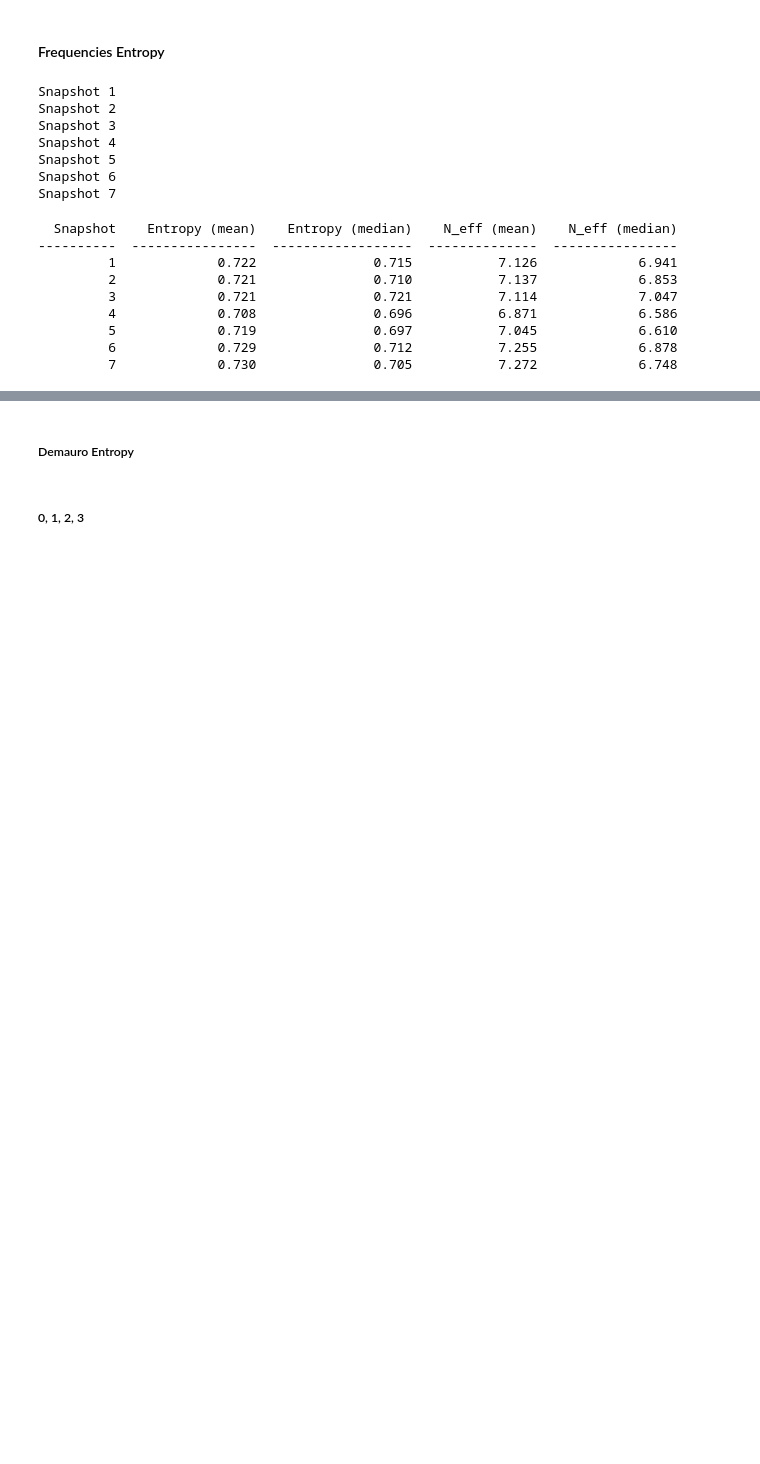
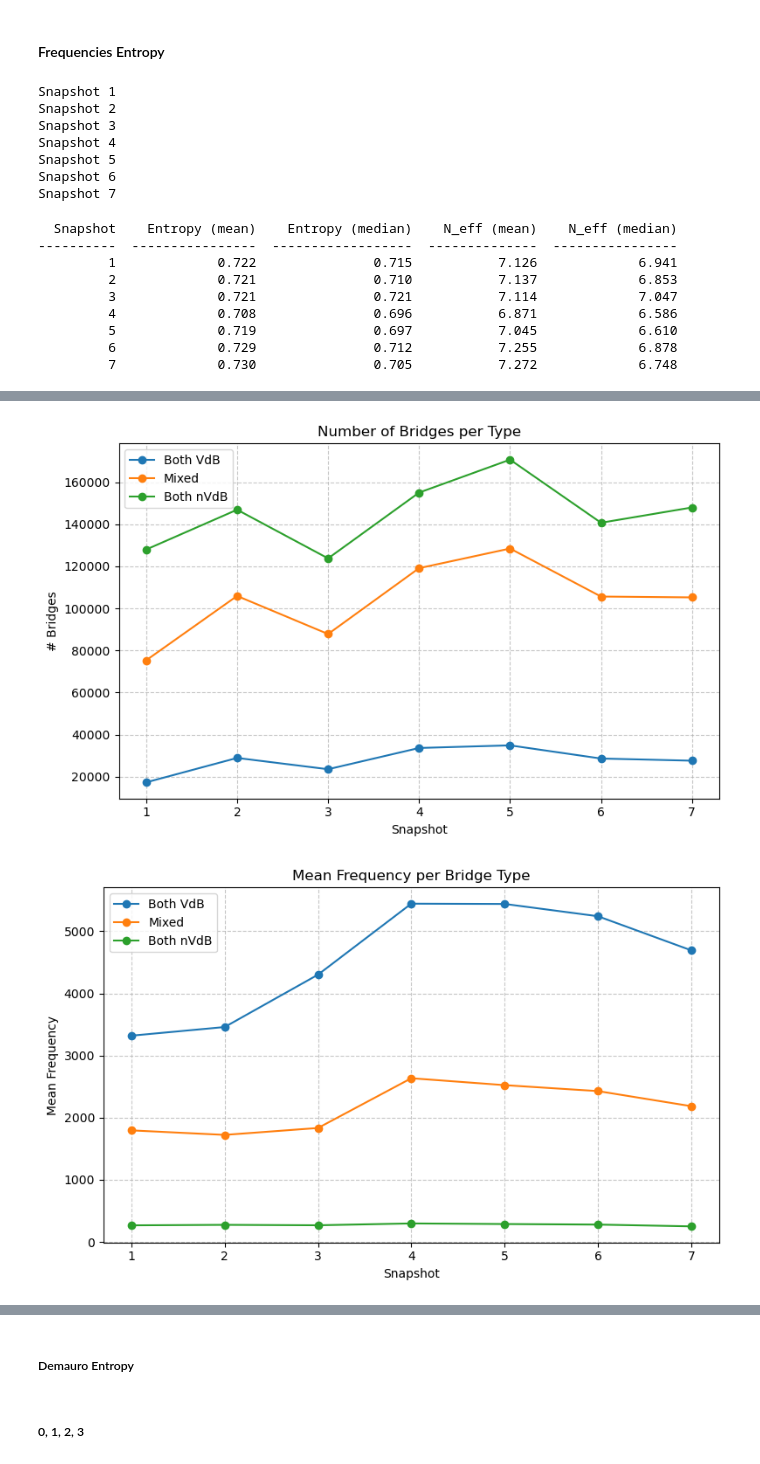
Before and after one commit to ChefBB/acn_project, a Jupyter notebook: dynet/RQ2.ipynb, the cells around one changed output, grey strips where cells are left out. Drawn from its saved outputs; the diff is of its cells as text; code cells hidden in the pictures; blank space fills up the shorter version.

Commit message:
added graphs of rq2

```diff
--- a/dynet/RQ2.ipynb
+++ b/dynet/RQ2.ipynb
@@ -783,0 +917,62 @@ print_table(stats)
+# %%
+import matplotlib.pyplot as plt
+import numpy as np
+
+snapshots = list(range(1, 8))  # snapshot indices
+
+# -----------------------------
+# 1. Number of bridges per type
+num_bridges_vdb = [len(f) for f in tot_freq_vdb_global]
+num_bridges_mixed = [len(f) for f in tot_freq_mixed_global]
+num_bridges_nvdb = [len(f) for f in tot_freq_nvdb_global]
+
+plt.figure(figsize=(8,5))
+plt.plot(snapshots, num_bridges_vdb, marker='o', label='Both VdB')
+plt.plot(snapshots, num_bridges_mixed, marker='o', label='Mixed')
+plt.plot(snapshots, num_bridges_nvdb, marker='o', label='Both nVdB')
+plt.xlabel("Snapshot")
+plt.ylabel("# Bridges")
+plt.title("Number of Bridges per Type")
+plt.legend()
+plt.grid(True, alpha=0.7, linestyle='--')
+plt.tight_layout()
+plt.show()
+
+# -----------------------------
+# 2. Mean Frequency per type
+mean_vdb = [np.mean(f) if len(f) > 0 else 0 for f in tot_freq_vdb_global]
+mean_mixed = [np.mean(f) if len(f) > 0 else 0 for f in tot_freq_mixed_global]
+mean_nvdb = [np.mean(f) if len(f) > 0 else 0 for f in tot_freq_nvdb_global]
+
+plt.figure(figsize=(8,5))
+plt.plot(snapshots, mean_vdb, marker='o', label='Both VdB')
+plt.plot(snapshots, mean_mixed, marker='o', label='Mixed')
+plt.plot(snapshots, mean_nvdb, marker='o', label='Both nVdB')
+plt.xlabel("Snapshot")
+plt.ylabel("Mean Frequency")
+plt.title("Mean Frequency per Bridge Type")
+plt.legend()
+plt.grid(True, alpha=0.7, linestyle='--')
+plt.tight_layout()
+plt.show()
+
+# -----------------------------
+# 3. Median Frequency per type
+median_vdb = [np.median(f) if len(f) > 0 else 0 for f in tot_freq_vdb_global]
+median_mixed = [np.median(f) if len(f) > 0 else 0 for f in tot_freq_mixed_global]
+median_nvdb = [np.median(f) if len(f) > 0 else 0 for f in tot_freq_nvdb_global]
+
+plt.figure(figsize=(8,5))
+plt.plot(snapshots, median_vdb, marker='o', label='Both VdB')
+plt.plot(snapshots, median_mixed, marker='o', label='Mixed')
+plt.plot(snapshots, median_nvdb, marker='o', label='Both nVdB')
+plt.xlabel("Snapshot")
+plt.ylabel("Median Frequency")
+plt.title("Median Frequency per Bridge Type")
+plt.legend()
+plt.grid(True, alpha=0.7, linestyle='--')
+plt.tight_layout()
+plt.show()
+# %% [output]
+[figure, added]
+[figure, added]
```
Also changed, not shown: parts of 8 cells of this notebook.
